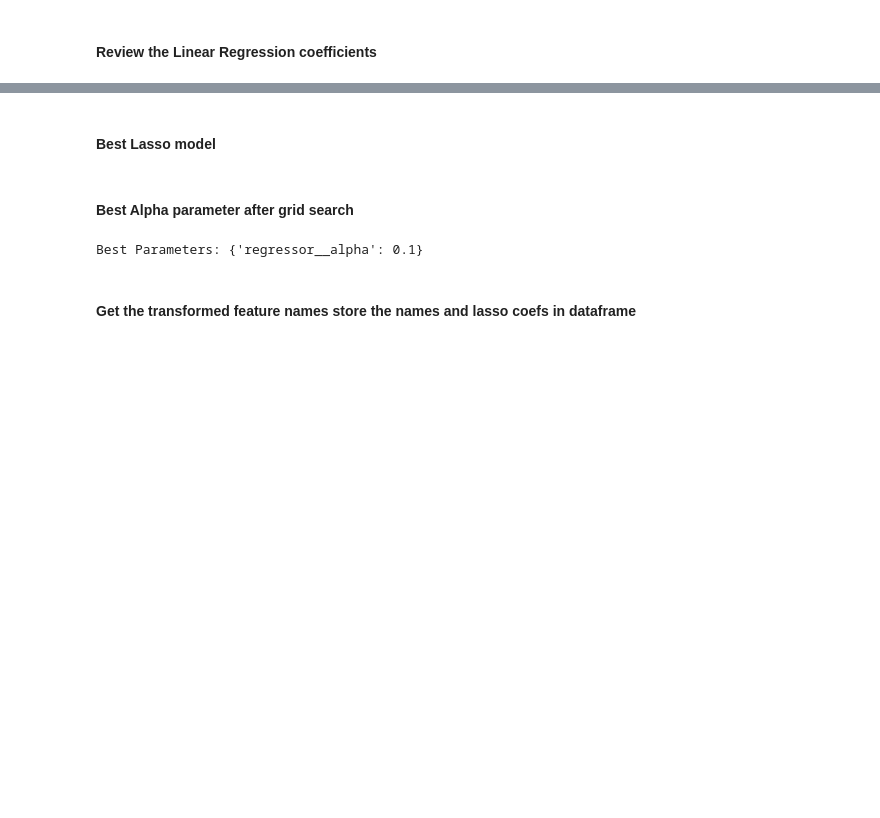
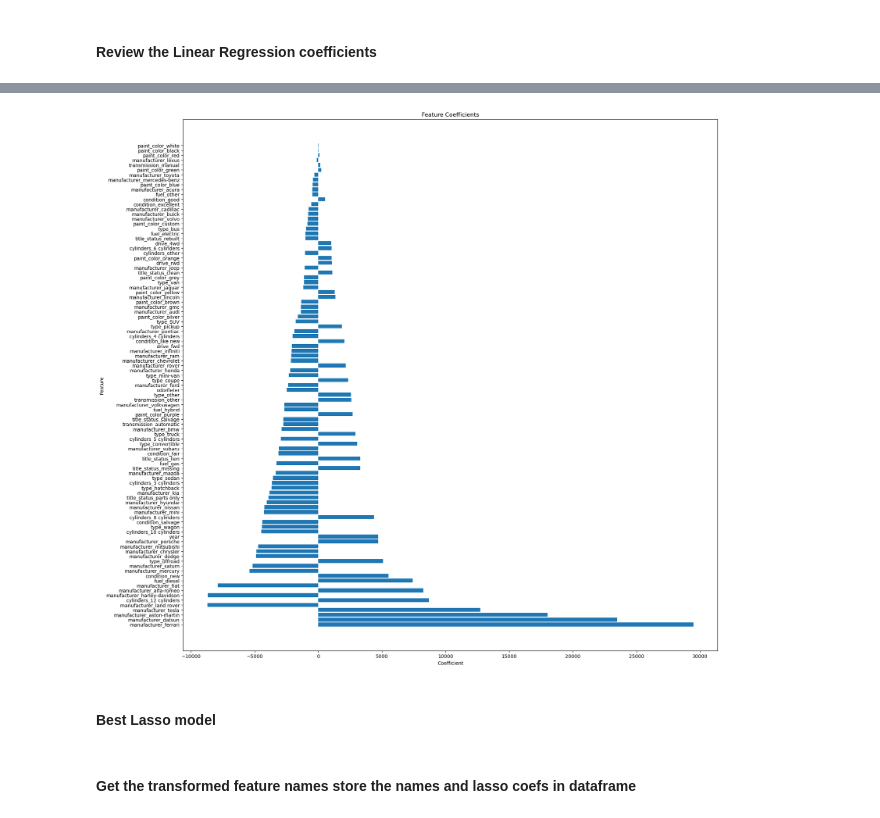
Before and after one commit to manik-ml-2k23/practical_application_II_starter, a Jupyter notebook: Papp_II.ipynb, the cells around one changed output, grey strips where cells are left out. Saved outputs shown, nothing was run; the diff lists cells and outputs as text; code cells hidden in the pictures; blank space fills up the shorter version.

```diff
--- a/Papp_II.ipynb
+++ b/Papp_II.ipynb
@@ -192,0 +252,4 @@ data.dropna(inplace=True)
+# %%
+# Column Deletion (e.g., drop columns with more than 30% missing values)
+threshold = 0.3
+df_cleaned_cols = data.dropna(axis=1, thresh=int(threshold * len(data)))
@@ -193,3 +258,9 @@ data.dropna(inplace=True)
+# %%
+
+# Row Deletion
+df_cleaned_rows = df_cleaned_cols.dropna()
+
+data = df_cleaned_rows
 # %% [markdown]
 ##### Drop Outliers
 Calculate Z-scores and drop outliers
@@ -197,18 +268,18 @@ Calculate Z-scores and drop outliers
 
 
 # Calculate z-scores
-z_scores = np.abs((data['price'] - data['price'].mean()) / data['price'].std())
+data['price_zscore'] =  np.abs((data['price'] - data['price'].mean()) / data['price'].std())
 
 # Define threshold for outliers
 threshold = 3
 
-# Drop outliers
-outlier_rows = data.index[z_scores > threshold]
+# Identify outliers based on the threshold
+outliers = data[(data['price_zscore'] > threshold) | (data['price_zscore'] < -threshold)]
 
-data = data.drop(index = outlier_rows)
+# Remove outliers (drop rows where z-score is beyond the threshold)
+data= data[(data['price_zscore'] < threshold) & (data['price_zscore'] > -threshold)]
 
-print("Dropped rows:\n", outlier_rows)
 
-print()
+print("Dropped rows:\n", outliers.shape[0])
 # %% [output]
 Dropped rows:
@@ -235,3 +311,12 @@ data.sample(10)
+# %%
+categorical_features = [ 'manufacturer', 'condition','fuel', 'title_status', 'transmission', 'drive', 'type', 'paint_color', 'cylinders']
+numerical_features = ['year', 'odometer']
+
+# Columns to drop
+columns_to_drop = ['model', 'region', 'price_zscore', 'VIN', 'state']
+
+# Drop non-categorical columns from the DataFrame
+data = data.drop(columns=columns_to_drop, axis=1)
 # %%
 data.info()
 # %% [output]
@@ -467,22 +573,17 @@ print(coefficients_df.head(20))
 # %%
 # Plot coefficients
-#plt.figure(figsize=(20, 20))
-#plt.barh(coefficients_df['Feature'], coefficients_df['Coefficient'])
-#plt.xlabel('Coefficient')
-#plt.ylabel('Feature')
-#plt.title('Feature Coefficients')
-#plt.show()
+plt.figure(figsize=(20, 20))
+plt.barh(coefficients_df['Feature'], coefficients_df['Coefficient'])
+plt.xlabel('Coefficient')
+plt.ylabel('Feature')
+plt.title('Feature Coefficients')
+plt.show()
+# %% [output]
+[figure, added]
 # %% [markdown]
 #### Best Lasso model
 # %%
 lasso_coefs = best_model.named_steps['regressor'].coef_
-# %% [markdown]
-#### Best Alpha parameter after grid search
-# %%
-# Print the best parameters
-print("Best Parameters:", grid_search.best_params_)
-# %% [output]
-Best Parameters: {'regressor__alpha': 0.1}
 # %% [markdown]
 #### Get the transformed feature names store the names and lasso coefs in dataframe
 # %%
```
Also changed, not shown: parts of 62 cells of this notebook, 1 other file.
